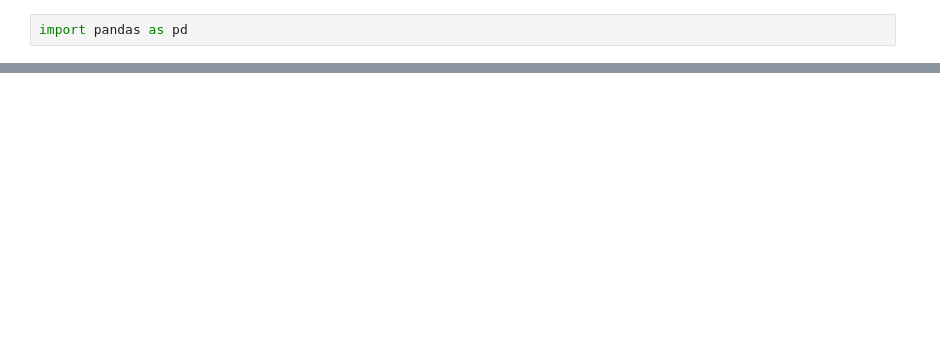
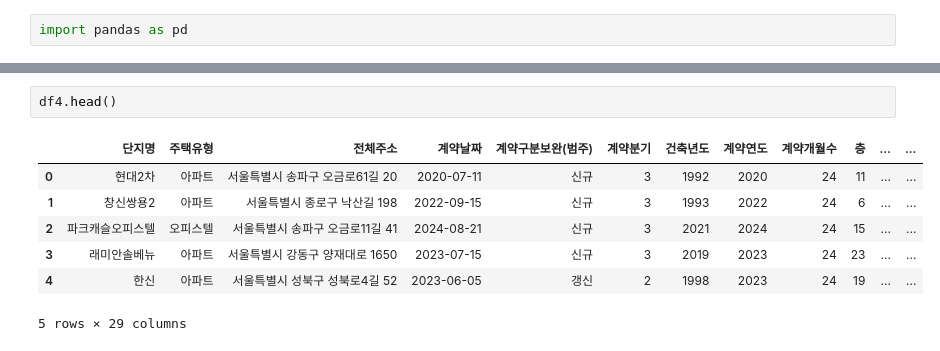
Before and after one commit to yoonkeen88/ChangeCoordinate, a Jupyter notebook: preprocessing/data_seper.ipynb, the cells around one changed output, grey strips where cells are left out. Cells and saved outputs as stored; diff of their text form; blank space fills up the shorter version.

```diff
--- a/preprocessing/data_seper.ipynb
+++ b/preprocessing/data_seper.ipynb
@@ -30,0 +58,10 @@ Name: 전체주소, Length: 1024931, dtype: object
+# %%
+df4.head()
+# %% [output]
+|  | 단지명 | 주택유형 | 전체주소 | 계약날짜 | 계약구분보완(범주) | 계약분기 | 건축년도 | 계약연도 | 계약개월수 | 층 | ... | ... |
+| 0 | 현대2차 | 아파트 | 서울특별시 송파구 오금로61길 20 | 2020-07-11 | 신규 | 3 | 1992 | 2020 | 24 | 11 | ... | ... |
+| 1 | 창신쌍용2 | 아파트 | 서울특별시 종로구 낙산길 198 | 2022-09-15 | 신규 | 3 | 1993 | 2022 | 24 | 6 | ... | ... |
+| 2 | 파크캐슬오피스텔 | 오피스텔 | 서울특별시 송파구 오금로11길 41 | 2024-08-21 | 신규 | 3 | 2021 | 2024 | 24 | 15 | ... | ... |
+| 3 | 래미안솔베뉴 | 아파트 | 서울특별시 강동구 양재대로 1650 | 2023-07-15 | 신규 | 3 | 2019 | 2023 | 24 | 23 | ... | ... |
+| 4 | 한신 | 아파트 | 서울특별시 성북구 성북로4길 52 | 2023-06-05 | 갱신 | 2 | 1998 | 2023 | 24 | 19 | ... | ... |
+5 rows × 29 columns
```
Also changed, not shown: parts of 47 cells of this notebook, 4 other files.
